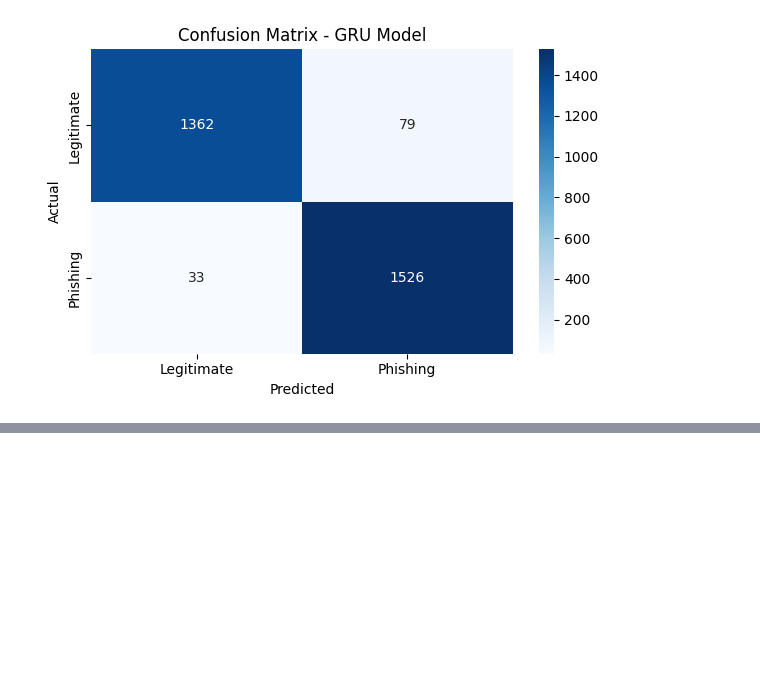
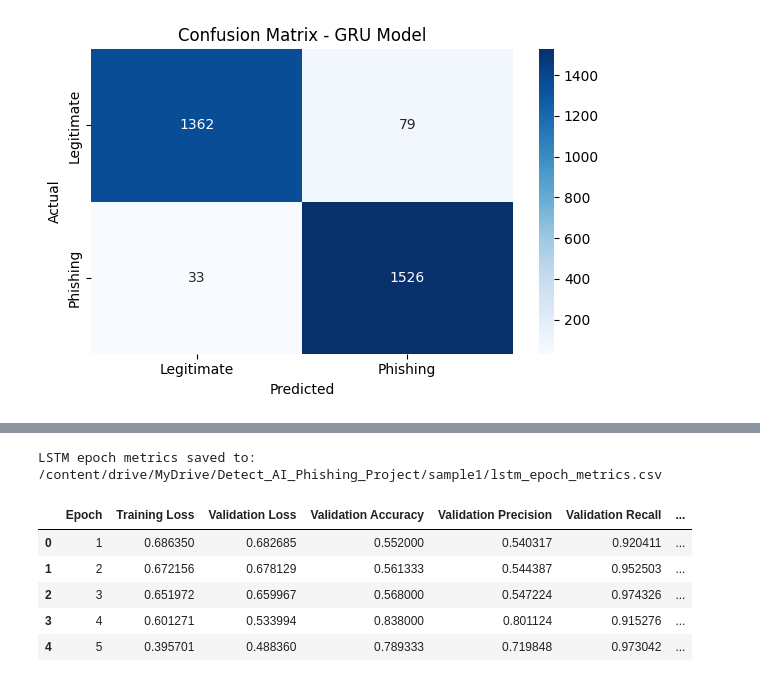
Before and after one commit to kushalshah0/colab_tools, a Jupyter notebook: ai-generated-phishing-emails-detection.ipynb, the cells around one changed output, grey strips where cells are left out. Cells and saved outputs as stored; diff of their text form; code cells hidden in the pictures; blank space fills up the shorter version.

```diff
--- a/ai-generated-phishing-emails-detection.ipynb
+++ b/ai-generated-phishing-emails-detection.ipynb
@@ -356,6 +356,7 @@ class GRUClassifier(nn.Module):
         out = self.dropout(hidden[-1])
         return torch.sigmoid(self.fc(out))
 # %%
+#@title Define train_rnn()
 import torch.nn.functional as F
 
 def train_rnn(model, train_loader, val_loader, epochs=5):
@@ -368,6 +369,9 @@ def train_rnn(model, train_loader, val_loader, epochs=5):
     train_losses = []
     val_losses = []
     val_accuracies = []
+    val_precisions = []
+    val_recalls = []
+    val_f1_scores = []
 
     for epoch in range(epochs):
         model.train()
@@ -400,10 +404,17 @@ def train_rnn(model, train_loader, val_loader, epochs=5):
 
         avg_val_loss = total_val_loss / len(val_loader)
         val_acc = accuracy_score(y_true_val, y_pred_val)
+        val_precision = precision_score(y_true_val, y_pred_val, zero_division=0)
+        val_recall = recall_score(y_true_val, y_pred_val, zero_division=0)
+        val_f1 = f1_score(y_true_val, y_pred_val, zero_division=0)
+
         val_losses.append(avg_val_loss)
         val_accuracies.append(val_acc)
+        val_precisions.append(val_precision)
+        val_recalls.append(val_recall)
+        val_f1_scores.append(val_f1)
 
-        print(f"Epoch {epoch+1}, Train Loss: {avg_train_loss:.4f}, Val Loss: {avg_val_loss:.4f}, Val Accuracy: {val_acc:.4f}")
+        print(f"Epoch {epoch+1}, Train Loss: {avg_train_loss:.4f}, Val Loss: {avg_val_loss:.4f}, Val Accuracy: {val_acc:.4f}, Val Precision: {val_precision:.4f}, Val Recall: {val_recall:.4f}, Val F1: {val_f1:.4f}")
 
-    return model, train_losses, val_losses, val_accuracies
+    return model, train_losses, val_losses, val_accuracies, val_precisions, val_recalls, val_f1_scores
 # %%
@@ -1105,0 +1153,30 @@ plt.show()
+# %%
+#@title LSTM Epoch Metrics
+import pandas as pd
+
+# Create a DataFrame for LSTM epoch metrics
+lstm_epoch_metrics_data = {
+    'Epoch': list(range(1, len(lstm_train_losses) + 1)),
+    'Training Loss': lstm_train_losses,
+    'Validation Loss': lstm_val_losses,
+    'Validation Accuracy': lstm_val_accuracies,
+    'Validation Precision': lstm_val_precisions,
+    'Validation Recall': lstm_val_recalls,
+    'Validation F1': lstm_val_f1_scores
+}
+lstm_epoch_metrics_df = pd.DataFrame(lstm_epoch_metrics_data)
+
+# Save LSTM epoch metrics to CSV
+lstm_epoch_metrics_path = f"{BASE_DIR}/{SAMPLE_NAME}/lstm_epoch_metrics.csv"
+lstm_epoch_metrics_df.to_csv(lstm_epoch_metrics_path, index=False)
+print(f"LSTM epoch metrics saved to: {lstm_epoch_metrics_path}")
+
+display(lstm_epoch_metrics_df)
+# %% [output]
+LSTM epoch metrics saved to: /content/drive/MyDrive/Detect_AI_Phishing_Project/sample1/lstm_epoch_metrics.csv
+|  | Epoch | Training Loss | Validation Loss | Validation Accuracy | Validation Precision | Validation Recall | ... |
+| 0 | 1 | 0.686350 | 0.682685 | 0.552000 | 0.540317 | 0.920411 | ... |
+| 1 | 2 | 0.672156 | 0.678129 | 0.561333 | 0.544387 | 0.952503 | ... |
+| 2 | 3 | 0.651972 | 0.659967 | 0.568000 | 0.547224 | 0.974326 | ... |
+| 3 | 4 | 0.601271 | 0.533994 | 0.838000 | 0.801124 | 0.915276 | ... |
+| 4 | 5 | 0.395701 | 0.488360 | 0.789333 | 0.719848 | 0.973042 | ... |
```
Also changed, not shown: parts of 19 cells of this notebook.
